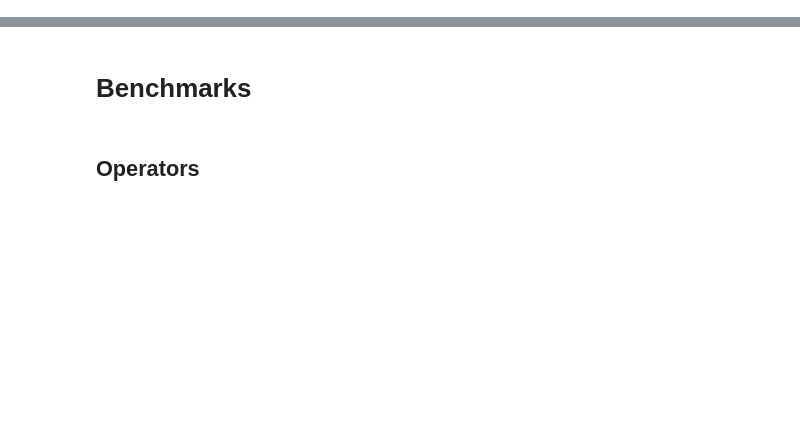
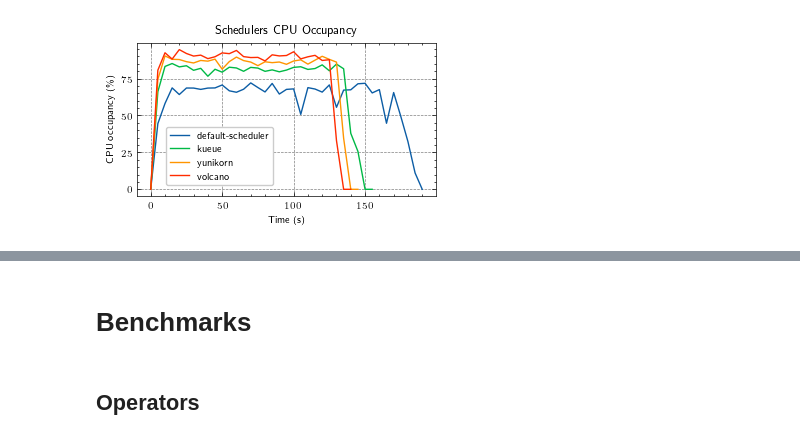
Before and after one commit to belo4ya/spark-on-kubernetes-recipes, a Jupyter notebook: university/charts/notebook.ipynb, the cells around one changed output, grey strips where cells are left out. Drawn from its saved outputs; the diff is of its cells as text; code cells hidden in the pictures; blank space fills up the shorter version.

```diff
--- a/university/charts/notebook.ipynb
+++ b/university/charts/notebook.ipynb
@@ -18,0 +157,70 @@ plt.style.use(["science", "notebook"])
+# %%
+def plot_schedulers_cpu_occupancy():
+    STEP_SEC = 5  # шаг дискретизации (с)
+    RAMP_UP_RATIO = 0.04  # доля makespan на разгон
+    TAIL_RATIO = 0.10  # доля makespan на слив
+    TAIL_STEPS = 4  # сколько "ступенек" в хвосте
+    NOISE_STD = 2.0  # шум на плато (+/- pp)
+    DIP_PROB = 0.03  # вероятность кратковременной "ямы"
+    DIP_DEPTH = 0.25  # глубина ямы (доля уровня)
+
+    SCHEDULERS = {
+        "default-scheduler": dict(util=68, makespan=191),
+        "kueue": dict(util=82, makespan=155),
+        "yunikorn": dict(util=87, makespan=146),
+        "volcano": dict(util=91, makespan=141),
+    }
+
+    # ------------------------- генерация одной кривой ---------------------------
+    def make_curve(target_util: float, makespan: int, name: str):
+        tail_steps = 2
+        dp_probe = DIP_PROB
+        dp_depth = DIP_DEPTH
+        if name == "default-scheduler":
+            tail_steps = 4
+            dp_probe = 0.085
+            dp_depth = 0.38
+
+        ramp_up_end = makespan * RAMP_UP_RATIO
+        tail_begin = makespan * (1 - TAIL_RATIO)
+        tail_duration = makespan - tail_begin
+        step_len = tail_duration / tail_steps
+
+        t, occ = [], []
+        ti = 0.0
+        while ti <= makespan:  # идём строго до makespan включительно
+            if ti <= ramp_up_end:
+                level = target_util * (ti / ramp_up_end)
+
+            elif ti < tail_begin:
+                level = target_util + np.random.normal(0, NOISE_STD)
+                if np.random.rand() < dp_probe:
+                    level *= 1 - np.random.uniform(0, dp_depth)
+
+            else:
+                stair = int((ti - tail_begin) // step_len)
+                stair_frac = np.random.uniform(0.6, 1) * (1 - (stair + 1) / tail_steps)  # 0.75, 0.50, 0.25, 0
+                level = target_util * max(stair_frac, 0)
+
+            t.append(ti)
+            occ.append(np.clip(level, 0, 100))
+            ti += STEP_SEC
+
+        return np.array(t), np.array(occ)
+
+    np.random.seed(15)  #4
+    fig, ax = plt.subplots(figsize=(3.5, 2.2))
+    for name, spec in SCHEDULERS.items():
+        t, o = make_curve(spec["util"], spec["makespan"], name)
+        ax.plot(t, o, label=name)
+
+    ax.set_title("Schedulers CPU Occupancy")
+    ax.set_xlabel("Time (s)")
+    ax.set_ylabel(r"CPU occupancy (\%)")
+    ax.legend(loc="upper left", ncol=1, bbox_to_anchor=(0.08, 0.48))
+
+
+with save_plot("scheduler/out/cpu_occupancy.png"):
+    plot_schedulers_cpu_occupancy()
+# %% [output]
+[figure, added]
```
Also changed, not shown: parts of 32 cells of this notebook, 2 other files.
